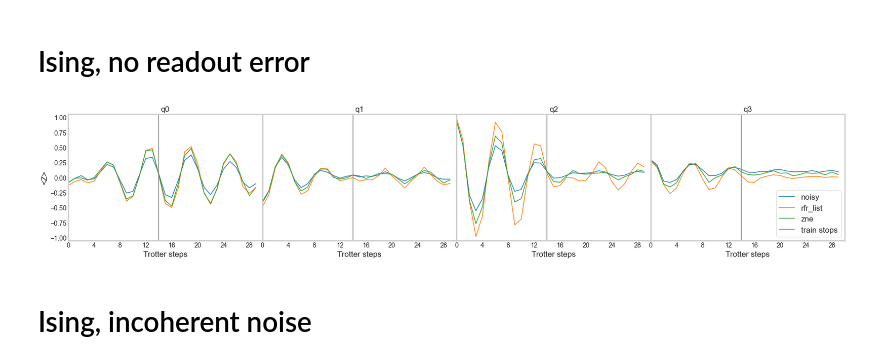
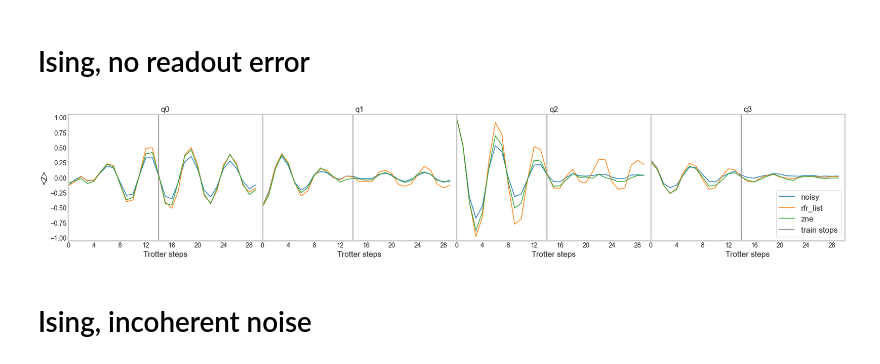
Before and after one commit to qiskit-community/ml-qem, a Jupyter notebook: docs/paper_figures/plot.ipynb, the cells around one changed output. Drawn from its saved outputs; the diff is of its cells as text; code cells hidden in the pictures.

```diff
--- a/docs/paper_figures/plot.ipynb
+++ b/docs/paper_figures/plot.ipynb
@@ -153,40 +153,40 @@ ax = [fig.add_subplot(1,4,i+1) for i in range(4)]
 plt.style.use({'figure.facecolor':'white'})
 
 for q in range(4):
-    # ax[q].plot(-exp_Z_all_ideal_incoherent[:, q], label='ideal')
-    ax[q].plot(-exp_Z_all_noisy_incoherent[:, q], label='noisy')
-    for key, val in exp_Z_all_mitigated_dict_incoherent.items():
-        if models_incoherent[key] in [
+    # ax[q].plot(-exp_Z_all_ideal_no_readout[:, q], label='ideal')
+    ax[q].plot(-exp_Z_all_noisy_no_readout[:, q], label='noisy')
+    for key, val in exp_Z_all_mitigated_dict_no_readout.items():
+        if models_no_readout[key] in [
             # 'gnn',
             # 'mlp',
             # 'ols_full',
             'rfr_list',
             'zne'
         ]:
-            ax[q].plot(-val[:, q], label=f'{models_incoherent[key]}')
+            ax[q].plot(-val[:, q], label=f'{models_no_readout[key]}')
     ax[q].vlines(x=14, ymin=-2, ymax=2, color='gray', label = 'train stops')
     ax[q].grid(False)
 
 for a in ax[1:]:
     a.set_yticklabels([])
 for a in ax:
     a.tick_params(direction="in")
     a.set_ylim([-1.05, 1.05])
     a.set_xlim([0, 30])
     a.set_xlabel('Trotter steps', fontsize=fs)
     a.set_xticks(np.arange(0, 29, 4))
 for a in ax:
     for axis in ['top','bottom','left','right']:
         a.spines[axis].set_linewidth(2.6)
 
 for q in range(4):
     ax[q].set_title(f'q{q}', fontsize=fs)
 plt.subplots_adjust(wspace=0, hspace=0)
 plt.legend(loc='lower right', fontsize=fs)
 ax[0].set_ylabel(f'<Z>', fontsize=fs)
 plt.show()
 # %% [output]
-[figure, old version]
+[figure, new version]
 # %% [markdown]
 # Ising, incoherent noise
 # %%
```
Also changed, not shown: parts of 4 cells of this notebook, 5 other files.
